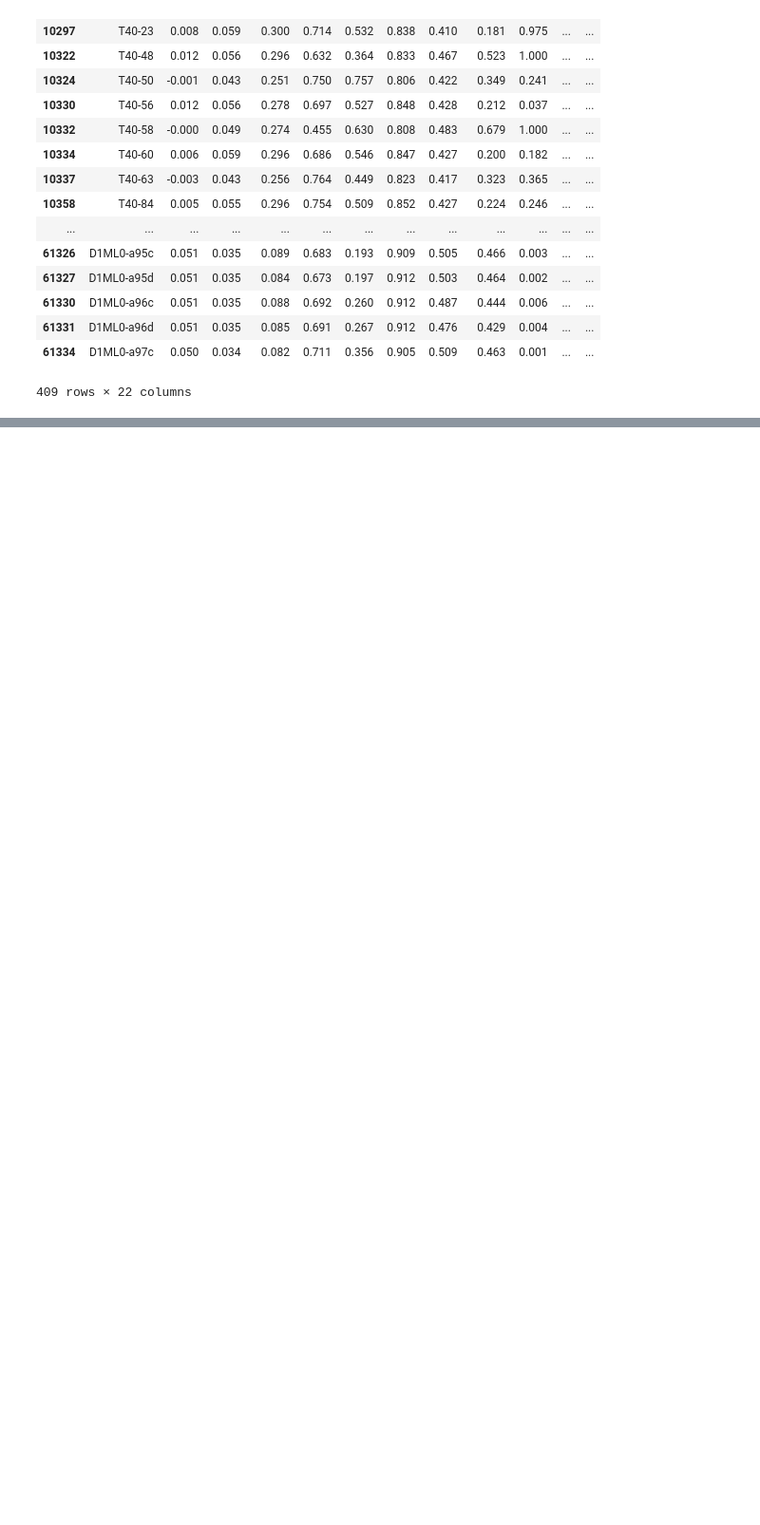
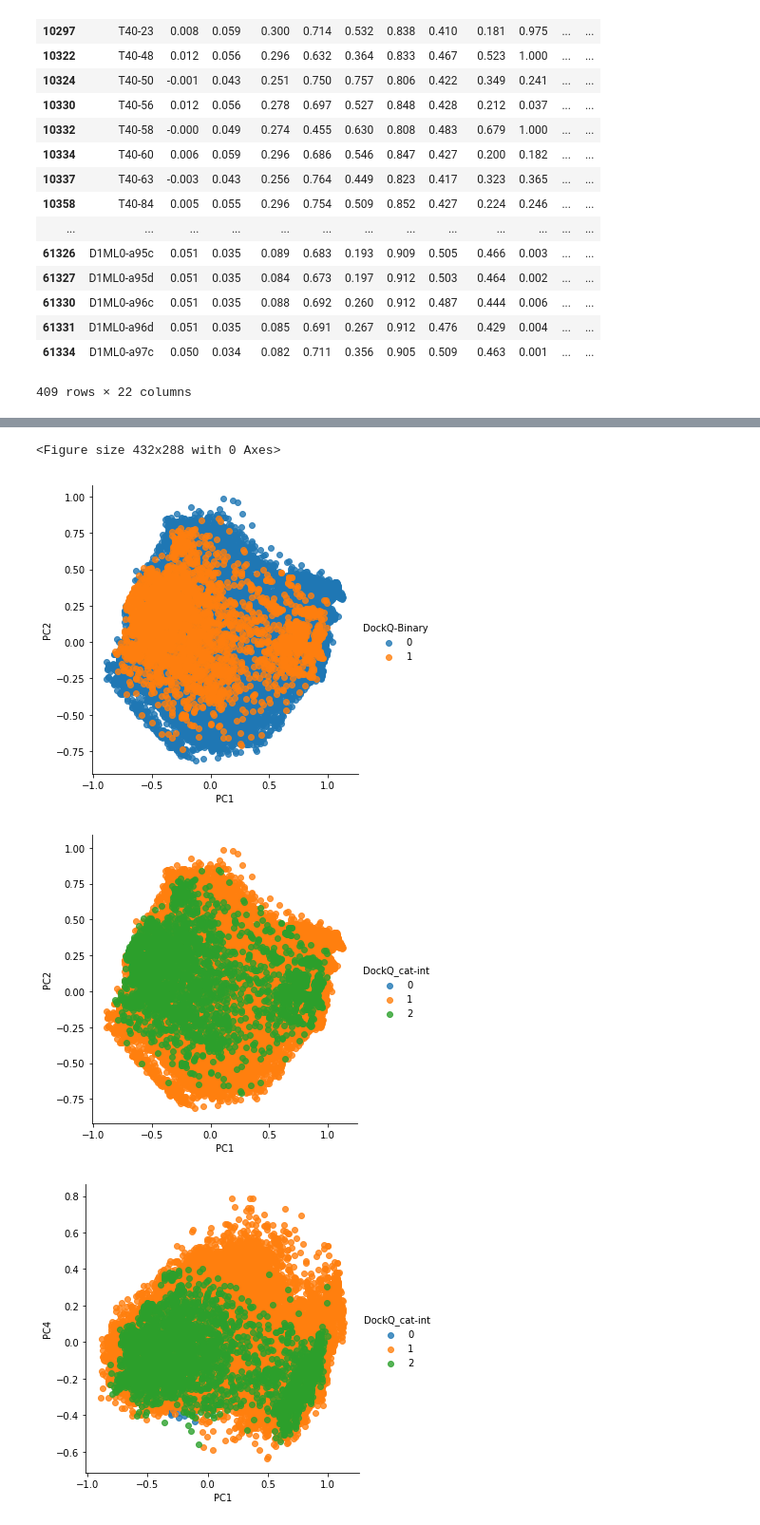
Before and after one commit to PierreBedoucha/medbioinfo_project, a Jupyter notebook: ML Medbioinfo Project.ipynb, the cells around one changed output, grey strips where cells are left out. Shown at 95% size. Drawn from its saved outputs; the diff is of its cells as text; code cells hidden in the pictures; blank space fills up the shorter version.

```diff
--- a/ML Medbioinfo Project.ipynb
+++ b/ML Medbioinfo Project.ipynb
@@ -164,0 +176,19 @@ plt.show()
+# %%
+from sklearn import preprocessing
+
+train['DockQ_cat'] = train['DockQ_cat'].astype('category')
+cat_columns = train.select_dtypes(['category']).columns
+train['DockQ_cat-int'] = train[cat_columns].apply(lambda x: x.cat.codes)
+
+trainable_cols=["rGb","nBSA","Fintres","Sc","EC","ProQ","Isc","rTs","Erep","Etmr","CPM","Ld", "CPscore"]
+trainable_cols_target=trainable_cols + ["DockQ-Binary"] + ["DockQ_cat-int"]
+train_target=train[trainable_cols_target].dropna()
+df=train_target[trainable_cols]
+
+pd.options.mode.chained_assignment = None  # default='warn'
+
+scaling=True
+if scaling:
+    min_max_scaler = preprocessing.MinMaxScaler()
+    columns_to_scale=trainable_cols
+    df.loc[:,columns_to_scale]=min_max_scaler.fit_transform(df[columns_to_scale].values)
@@ -164,0 +197,16 @@ plt.show()
+# %%
+from sklearn.decomposition import PCA
+
+pca=PCA(n_components=5)
+X = pca.fit(df.values).transform(df.values)
+print('explained variance ratio: %s'
+      % str(pca.explained_variance_ratio_))
+print(np.sum(pca.explained_variance_ratio_[0:3]))
+print(df.shape)
+train_target['PC1']=X[:,0]
+train_target['PC2']=X[:,1]
+train_target['PC3']=X[:,2]
+train_target['PC4']=X[:,3]
+train_target['PC5']=X[:,4]
+print (pca.components_)
+df.columns
@@ -164,0 +235,13 @@ plt.show()
+# %%
+plt.clf()
+sns.lmplot(x='PC1',y='PC2',hue='DockQ-Binary',data=train_target,fit_reg=False)
+plt.show()
+sns.lmplot(x='PC1',y='PC2',hue='DockQ_cat-int',data=train_target,fit_reg=False)
+plt.show()
+sns.lmplot(x='PC1',y='PC4',hue='DockQ_cat-int',data=train_target,fit_reg=False)
+plt.show()
+# %% [output]
+<Figure size 432x288 with 0 Axes>
+[figure, added]
+[figure, added]
+[figure, added]
```
Also changed, not shown: parts of 34 cells of this notebook, 2 other files.
